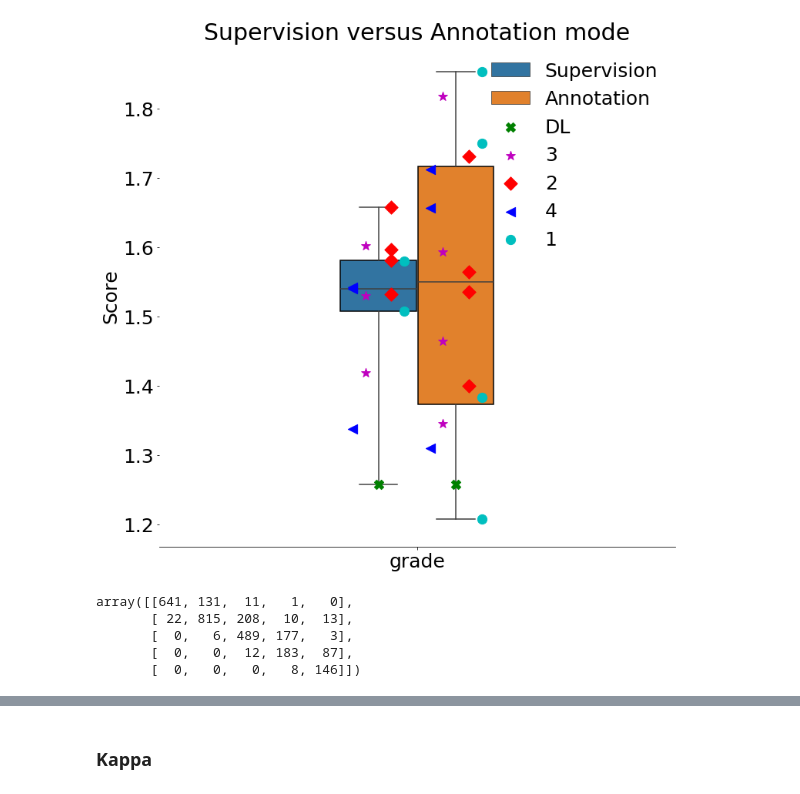
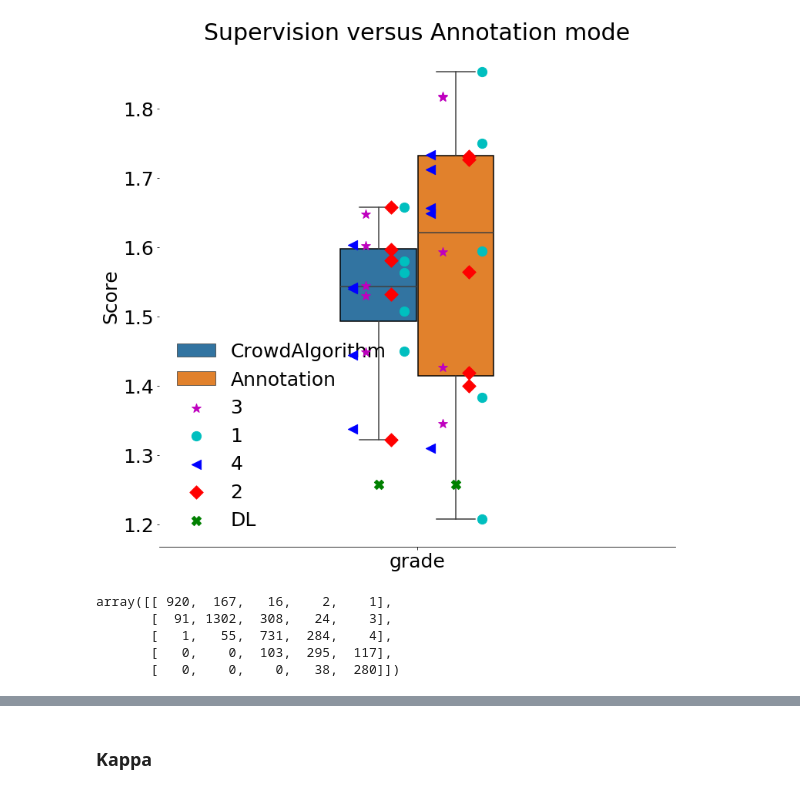
Before and after one commit to ChristianMarzahl/EIPH_WSI, a Jupyter notebook: LabelExperiments/EIPH_Statistics_Contributors.ipynb, the cells around one changed output, grey strips where cells are left out. Cells and saved outputs as stored; diff of their text form; code cells hidden in the pictures.

```diff
--- a/LabelExperiments/EIPH_Statistics_Contributors.ipynb
+++ b/LabelExperiments/EIPH_Statistics_Contributors.ipynb
@@ -315,0 +384,7 @@ statistics_initials
+# %%
+statistics_initials = statistics.calc_statistics_initials()
+
+dl_statistics_initials = statistics_initials[statistics_initials['Initials'] == "DL"]
+statistics_initials = statistics_initials[statistics_initials['Initials'] != "DL"]
+
+statistics_initials
@@ -505,4 +613,4 @@ plt.show()
 # %%
-columns = ['Acc', 'mAP', 'mAP-IG']
+columns = ['Acc', 'mAP'] #, 'mAP-IG'
 statistics_initials_melt = pd.melt(statistics_initials[ columns ])
 statistics_initials_melt['Type'] = len(columns) * [str(type).split('.')[-1] for type in list(statistics_initials['Type'].values)]
@@ -570,17 +715,30 @@ for i,box in enumerate(ax.artists):
     box.set_edgecolor('black')
     #box.set_facecolor('white')
 
-for index, row in enumerate(statistics_initials.values.tolist()):
+for index, row in enumerate(statistics_initials.sort_values(by=['Skill']).values.tolist()):
     name = row[1]
 
     type = str(row[-1])
     seconds = row[7]
 
     type_offset = 0.075
-    if "Supervision" in type:
+    if "CrowdAlgorithm" in type:
         type_offset = type_offset * -1
 
     plt.scatter(x=0 + offset[name] + type_offset, y=seconds, marker=symbols[name], label=name, s=150, c=color[name], zorder=100)
+
+for index, row in enumerate(dl_statistics_initials.values.tolist()):
+    name = row[1]
+
+    type = str(row[-1])
+    seconds = row[7]
+
+    type_offset = 0.075
+    if "CrowdAlgorithm" in type:
+        type_offset = type_offset * -1
+
+    plt.scatter(x=0 + offset[name] + type_offset, y=seconds, marker=symbols[name], label=name, s=150, c=color[name], zorder=100)
+
 
 
 #ax.xaxis.grid(True)
@@ -591,6 +749,8 @@ by_label = OrderedDict(zip(labels, handles))
 
 ax.legend(by_label.values(), by_label.keys(), prop={'size': 25}, frameon=False) #, bbox_to_anchor=(1., 0.9)
 
-ax.set(ylabel="Seconds", xlabel="", title="Supervision versus Annotation mode")
+ax.set(ylabel="Mean seconds per image", xlabel="", title="CrowdAlgorithm versus Annotation mode")
 sns.despine(left=True)
+
+plt.savefig("AnnotationTime.pdf", transparent=True)
 # %% [output]
@@ -607,44 +767,57 @@ ax = sns.boxplot(x="variable", y="value", data=statistics_initials_melt,
 #ax.set(ylim=(0.55, 1))
 
 
 for i,box in enumerate(ax.artists):
     box.set_edgecolor('black')
     #box.set_facecolor('white')
 
 for index, row in enumerate(statistics_initials.values.tolist()):
     name = row[1]
 
     type = str(row[-1])
     seconds = row[8]
 
     type_offset = 0.075
-    if "Supervision" in type:
+    if "CrowdAlgorithm" in type:
+        type_offset = type_offset * -1
+
+    plt.scatter(x=0 + offset[name] + type_offset, y=seconds, marker=symbols[name], label=name, s=150, c=color[name], zorder=100)
+
+
+for index, row in enumerate(dl_statistics_initials.values.tolist()):
+    name = row[1]
+
+    type = str(row[-1])
+    seconds = row[8]
+
+    type_offset = 0.075
+    if "CrowdAlgorithm" in type:
         type_offset = type_offset * -1
 
     plt.scatter(x=0 + offset[name] + type_offset, y=seconds, marker=symbols[name], label=name, s=150, c=color[name], zorder=100)
 
 
 #ax.xaxis.grid(True)
 #ax.yaxis.grid(True)
 
 handles, labels = plt.gca().get_legend_handles_labels()
 by_label = OrderedDict(zip(labels, handles))
 
 ax.legend(by_label.values(), by_label.keys(), prop={'size': 25}, frameon=False) #, bbox_to_anchor=(1., 0.9)
 
 ax.set(ylabel="Score", xlabel="", title="Supervision versus Annotation mode")
 sns.despine(left=True)
 # %% [output]
-[figure, old version]
+[figure, new version]
 # %%
 cm_annotation = statistics.calc_confusion_matrix(ProjectType.Annotation)
-cm_supervision = statistics.calc_confusion_matrix(ProjectType.Supervision)
+cm_supervision = statistics.calc_confusion_matrix(ProjectType.CrowdAlgorithm)
 
 cm_supervision
 # %% [output]
-array([[641, 131,  11,   1,   0],
-       [ 22, 815, 208,  10,  13],
-       [  0,   6, 489, 177,   3],
-       [  0,   0,  12, 183,  87],
-       [  0,   0,   0,   8, 146]])
+array([[ 920,  167,   16,    2,    1],
+       [  91, 1302,  308,   24,    3],
+       [   1,   55,  731,  284,    4],
+       [   0,    0,  103,  295,  117],
+       [   0,    0,    0,   38,  280]])
 # %%
```
Also changed, not shown: parts of 36 cells of this notebook, 6 other files.
